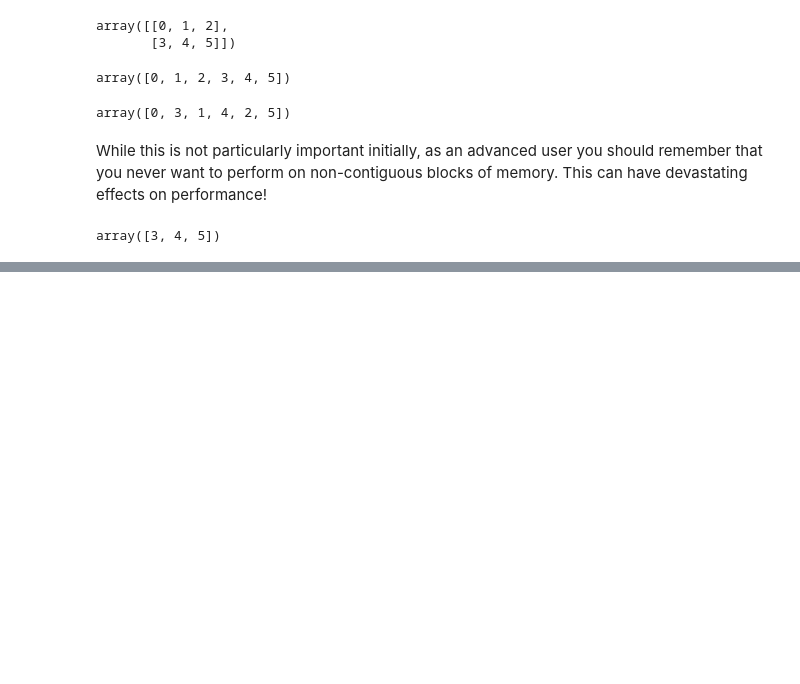
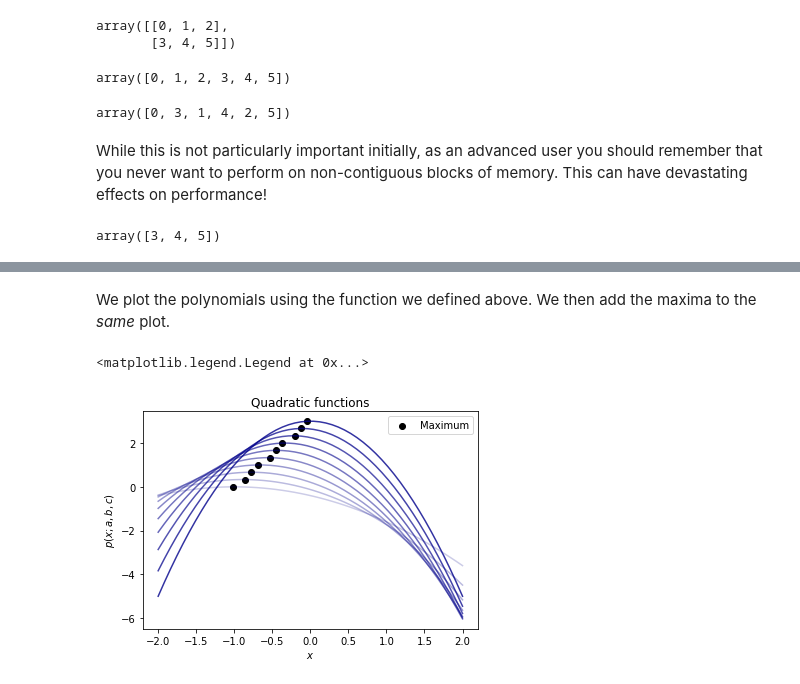
Before and after one commit to richardfoltyn/python-statistics, a Jupyter notebook: lectures/unit6.ipynb, the cells around one changed output, grey strips where cells are left out. Drawn from its saved outputs; the diff is of its cells as text; code cells hidden in the pictures; blank space fills up the shorter version.

```diff
--- a/lectures/unit6.ipynb
+++ b/lectures/unit6.ipynb
@@ -1004,0 +1919,24 @@ TBA
+# %%
+# Function to locate the maximum value in each row
+def find_max(pvalues):
+    # unpack rows and columns from shape attribute
+    nrow, ncol = pvalues.shape
+    # Create array to store location of maximum for each row.
+    # Location is an index, so choose integer array type!
+    imax = np.zeros(nrow, dtype=np.int)
+
+    # iterate over all row
+    for i in range(nrow):
+        # initial guess for location of row maximum
+        jmax = 0
+        # iterate over all columns, locate index of maximum
+        for j in range(1, ncol):
+            if pvalues[i,j] > pvalues[i,jmax]:
+                # value at (i,j) is larger than
+                # value at current max:
+                # update jmax
+                jmax = j
+        # store index of maximum for current row
+        imax[i] = jmax
+
+    return imax
@@ -1004,0 +1949,14 @@ TBA
+# %% [markdown]
+We plot the polynomials using the function we defined above. We then
+add the maxima to the *same* plot.
+# %%
+# Recreate original plot from above
+plot_quad(xgrid, pvalues)
+
+# Plot maxima on top of previous graph
+ix = np.arange(m)
+plt.scatter(xgrid[ipmax], pvalues[ix,ipmax], c='black', label='Maximum')
+plt.legend()
+# %% [output]
+<matplotlib.legend.Legend at 0x...>
+[figure, added]
```
Also changed, not shown: parts of 144 cells of this notebook.
